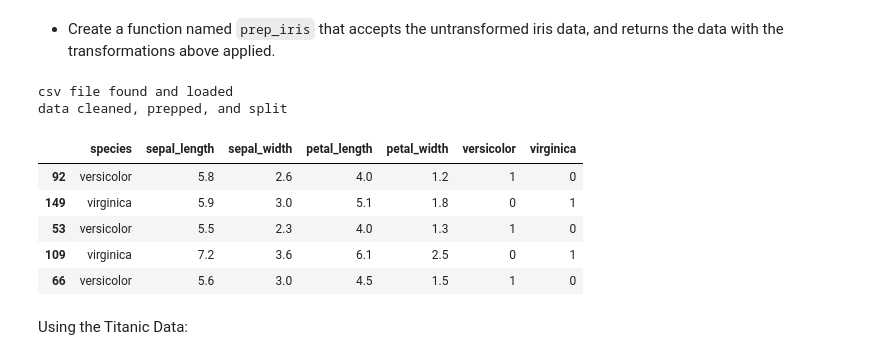
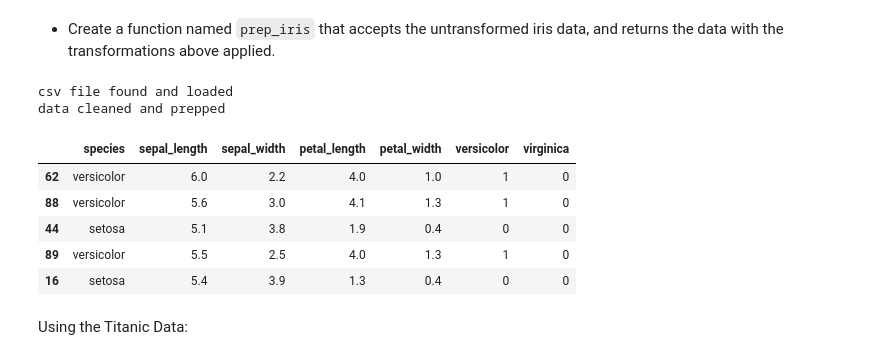
Before and after one commit to tkephart96/classification-exercises, a Jupyter notebook: classification-exercises.ipynb, the cells around one changed output. Cells and saved outputs as stored; diff of their text form; code cells hidden in the pictures.

```diff
--- a/classification-exercises.ipynb
+++ b/classification-exercises.ipynb
@@ -407,17 +407,12 @@ iris.sample(5)
 # %% [markdown]
 - Create a function named `prep_iris` that accepts the untransformed iris data, and returns the data with the transformations above applied.
 # %%
-def prep_iris():
+def prep_iris(iris):
     # clean
     iris = iris.drop_duplicates()
     iris = iris.drop(columns=['species_id','measurement_id'])
     iris = iris.rename(columns={'species_name':'species'})
     dummy_iris = pd.get_dummies(iris.species, drop_first=True)
     iris = pd.concat([iris, dummy_iris], axis=1)
-    # split
-    train_validate, test = train_test_split(iris, test_size=.2, random_state=42, stratify=iris.species)
-    train, validate = train_test_split(train_validate,
-                                        test_size=.25,
-                                        random_state=42,
-                                        stratify=train_validate.species)
-    return train, validate, test
+    print('data cleaned and prepped')
+    return iris
@@ -426,16 +419,16 @@ import prepare as prep
 # %%
 iris = acquire.get_iris_data()
-train, v, t = prep.prep_iris(iris)
-train.sample(5)
+iris = prep_iris(iris)
+iris.sample(5)
 # %% [output]
 csv file found and loaded
-data cleaned, prepped, and split
+data cleaned and prepped
 |  | species | sepal_length | sepal_width | petal_length | petal_width | versicolor | virginica |
-| 92 | versicolor | 5.8 | 2.6 | 4.0 | 1.2 | 1 | 0 |
-| 149 | virginica | 5.9 | 3.0 | 5.1 | 1.8 | 0 | 1 |
-| 53 | versicolor | 5.5 | 2.3 | 4.0 | 1.3 | 1 | 0 |
-| 109 | virginica | 7.2 | 3.6 | 6.1 | 2.5 | 0 | 1 |
-| 66 | versicolor | 5.6 | 3.0 | 4.5 | 1.5 | 1 | 0 |
+| 62 | versicolor | 6.0 | 2.2 | 4.0 | 1.0 | 1 | 0 |
+| 88 | versicolor | 5.6 | 3.0 | 4.1 | 1.3 | 1 | 0 |
+| 44 | setosa | 5.1 | 3.8 | 1.9 | 0.4 | 0 | 0 |
+| 89 | versicolor | 5.5 | 2.5 | 4.0 | 1.3 | 1 | 0 |
+| 16 | setosa | 5.4 | 3.9 | 1.3 | 0.4 | 0 | 0 |
 # %% [markdown]
 Using the Titanic Data:
 # %% [markdown]
```
Also changed, not shown: parts of 28 cells of this notebook.
